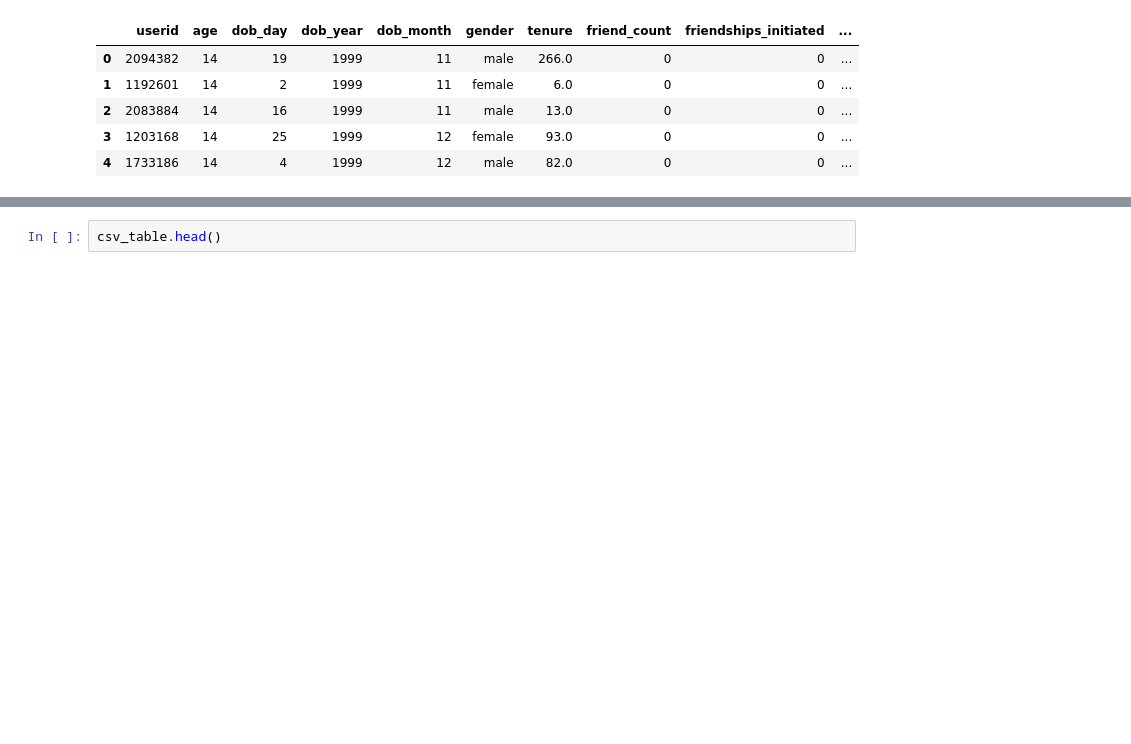
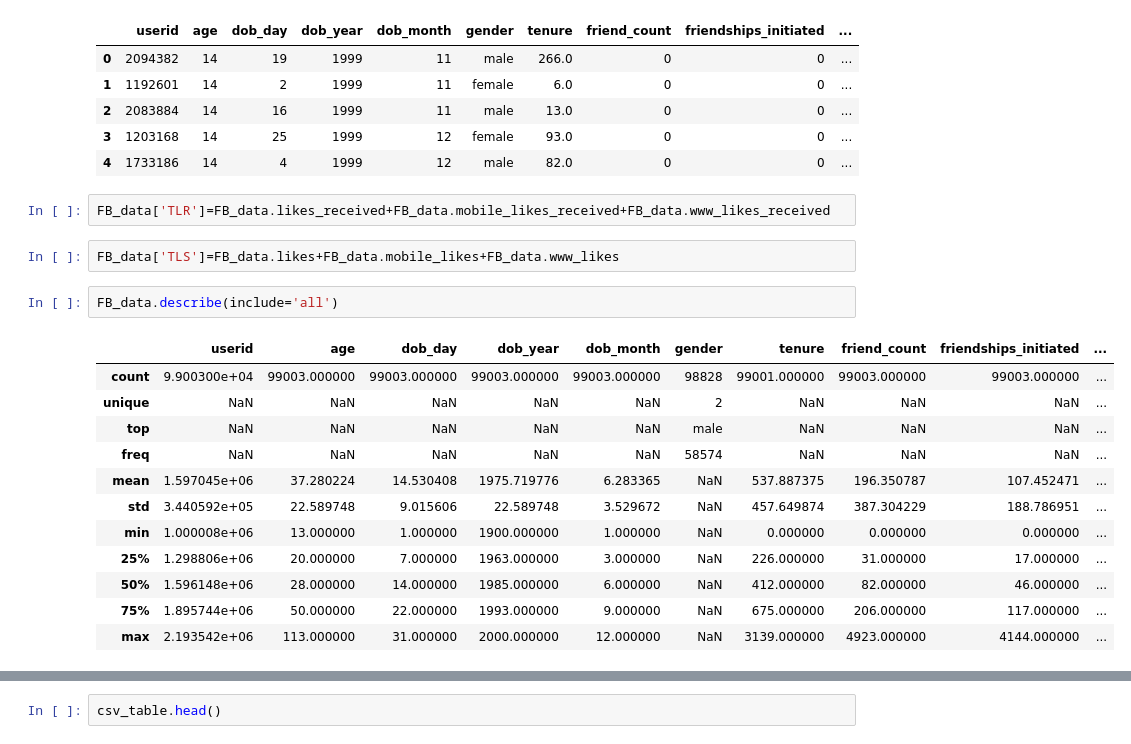
Before and after one commit to Shafin-Thiyam/Data_Science, a Jupyter notebook: 4_Facebook_data/FB_EDA.ipynb, the cells around one changed output, grey strips where cells are left out. Cells and saved outputs as stored; diff of their text form; blank space fills up the shorter version.

```diff
--- a/4_Facebook_data/FB_EDA.ipynb
+++ b/4_Facebook_data/FB_EDA.ipynb
@@ -23,6 +24,25 @@ FB_data.head()
 | 2 | 2083884 | 14 | 16 | 1999 | 11 | male | 13.0 | 0 | 0 | ... |
 | 3 | 1203168 | 14 | 25 | 1999 | 12 | female | 93.0 | 0 | 0 | ... |
 | 4 | 1733186 | 14 | 4 | 1999 | 12 | male | 82.0 | 0 | 0 | ... |
+# %%
+FB_data['TLR']=FB_data.likes_received+FB_data.mobile_likes_received+FB_data.www_likes_received
+# %%
+FB_data['TLS']=FB_data.likes+FB_data.mobile_likes+FB_data.www_likes
+# %%
+FB_data.describe(include='all')
+# %% [output]
+|  | userid | age | dob_day | dob_year | dob_month | gender | tenure | friend_count | friendships_initiated | ... |
+| count | 9.900300e+04 | 99003.000000 | 99003.000000 | 99003.000000 | 99003.000000 | 98828 | 99001.000000 | 99003.000000 | 99003.000000 | ... |
+| unique | NaN | NaN | NaN | NaN | NaN | 2 | NaN | NaN | NaN | ... |
+| top | NaN | NaN | NaN | NaN | NaN | male | NaN | NaN | NaN | ... |
+| freq | NaN | NaN | NaN | NaN | NaN | 58574 | NaN | NaN | NaN | ... |
+| mean | 1.597045e+06 | 37.280224 | 14.530408 | 1975.719776 | 6.283365 | NaN | 537.887375 | 196.350787 | 107.452471 | ... |
+| std | 3.440592e+05 | 22.589748 | 9.015606 | 22.589748 | 3.529672 | NaN | 457.649874 | 387.304229 | 188.786951 | ... |
+| min | 1.000008e+06 | 13.000000 | 1.000000 | 1900.000000 | 1.000000 | NaN | 0.000000 | 0.000000 | 0.000000 | ... |
+| 25% | 1.298806e+06 | 20.000000 | 7.000000 | 1963.000000 | 3.000000 | NaN | 226.000000 | 31.000000 | 17.000000 | ... |
+| 50% | 1.596148e+06 | 28.000000 | 14.000000 | 1985.000000 | 6.000000 | NaN | 412.000000 | 82.000000 | 46.000000 | ... |
+| 75% | 1.895744e+06 | 50.000000 | 22.000000 | 1993.000000 | 9.000000 | NaN | 675.000000 | 206.000000 | 117.000000 | ... |
+| max | 2.193542e+06 | 113.000000 | 31.000000 | 2000.000000 | 12.000000 | NaN | 3139.000000 | 4923.000000 | 4144.000000 | ... |
 # %%
 FB_data.info()
 # %% [output]
```
Also changed, not shown: parts of 14 cells of this notebook, 2 other files.
